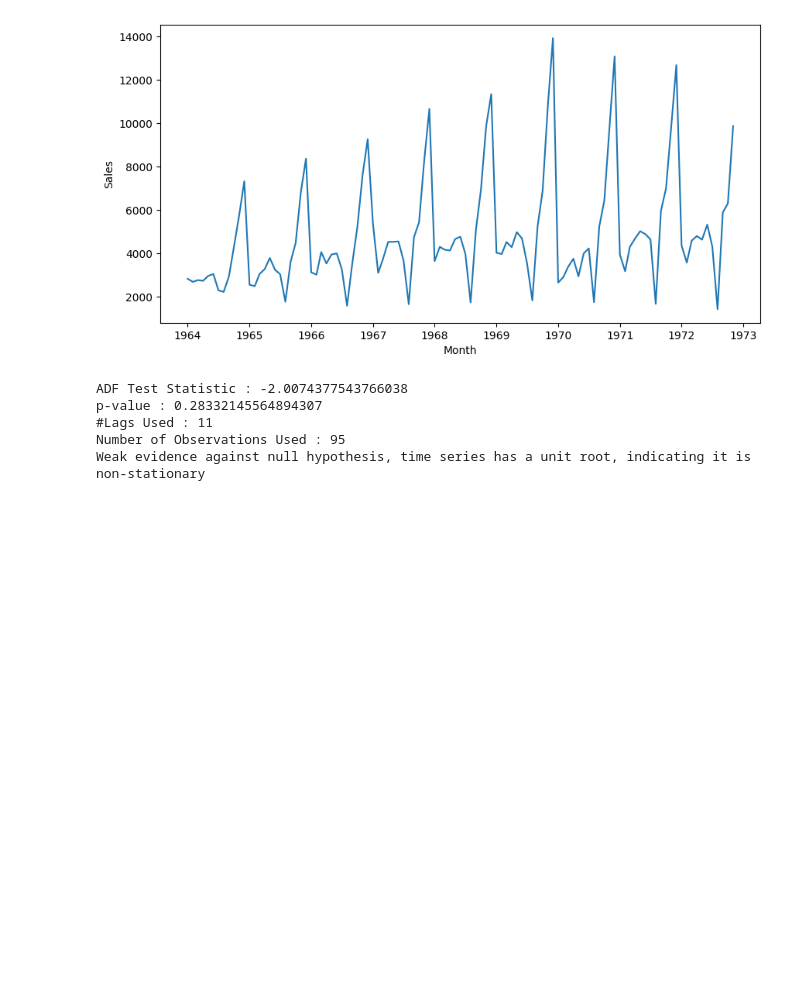
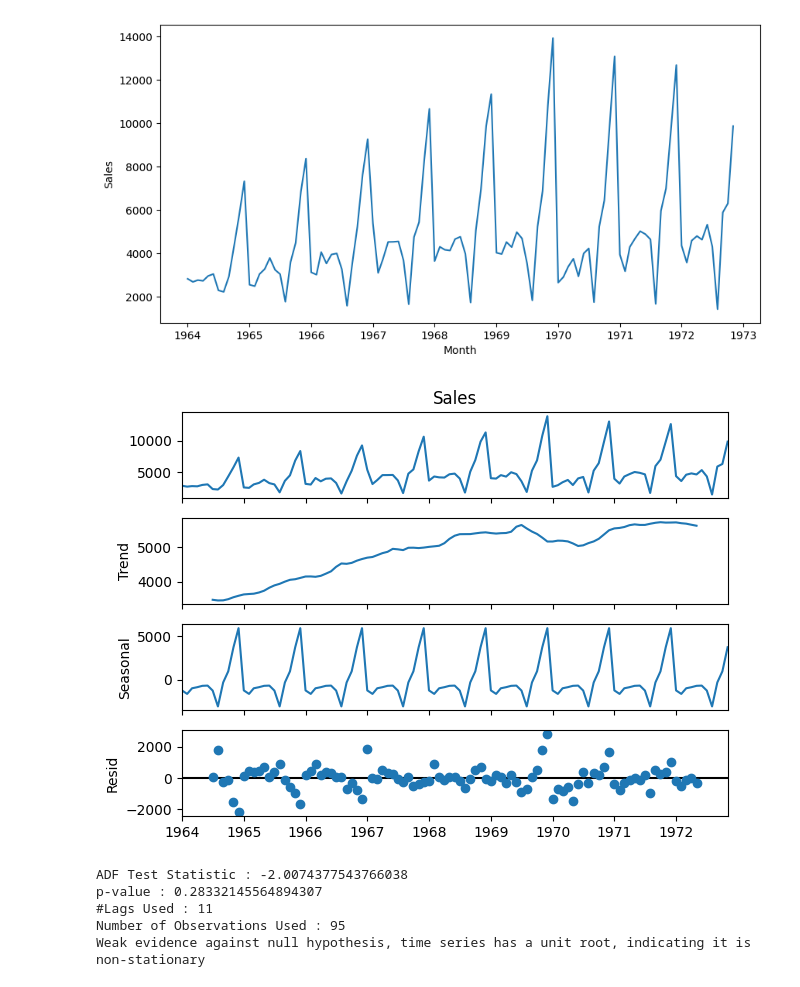
Before and after one commit to IIT-NSTU/Sales-Predictor, a Jupyter notebook: Research Part/02 Seasonal ARIMA.ipynb, the cells around one changed output. Saved outputs shown, nothing was run; the diff lists cells and outputs as text; code cells hidden in the pictures; blank space fills up the shorter version.

```diff
--- a/Research Part/02 Seasonal ARIMA.ipynb
+++ b/Research Part/02 Seasonal ARIMA.ipynb
@@ -16,6 +17,11 @@ sns.lineplot(data = df, x = df.index, y = df.Sales)
 # %% [output]
 <Axes: xlabel='Month', ylabel='Sales'>
 [figure]
+# %%
+seasonal_data = seasonal_decompose(df['Sales'])
+seasonal_data.plot();
+# %% [output]
+[figure, added]
 # %%
 def adfuller_test(sales):
     result=adfuller(sales)
```
Also changed, not shown: parts of 1 cell of this notebook, 3 other files.
